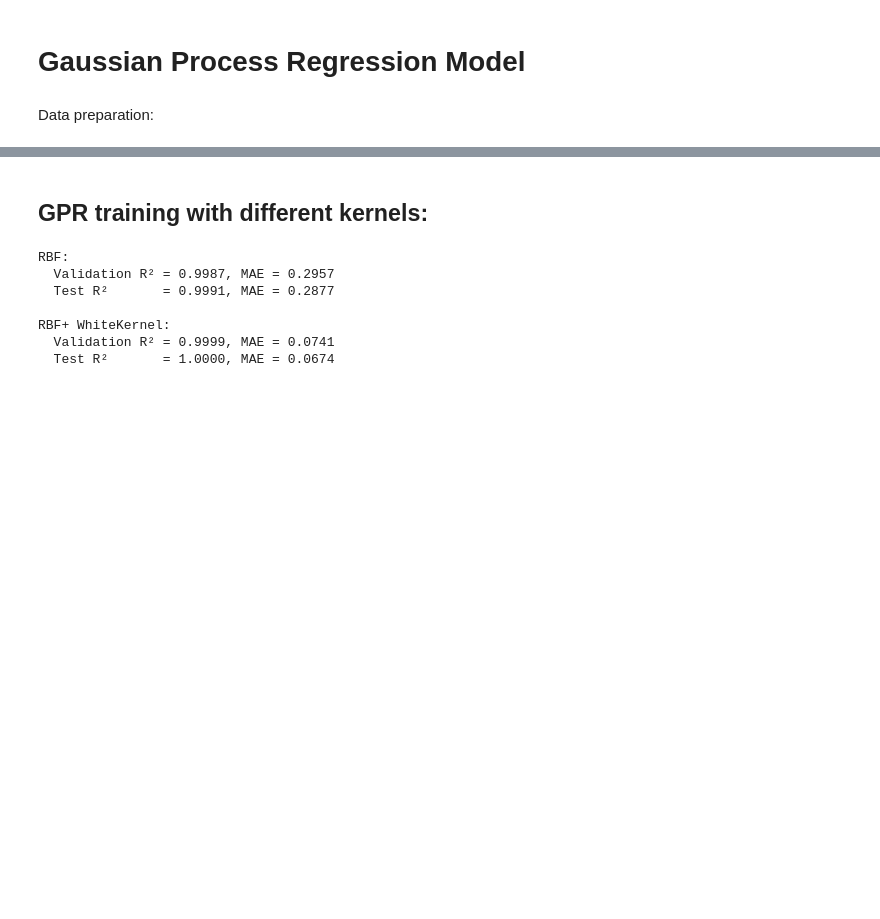
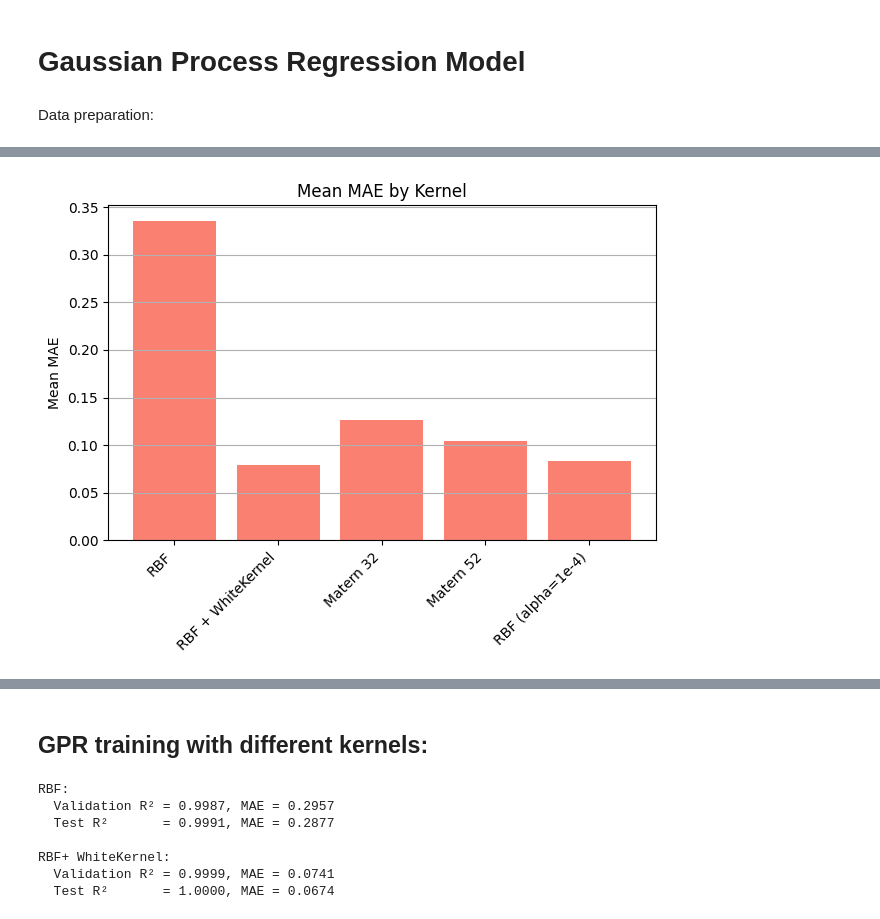
Before and after one commit to hug0kopter/MECH0107, a Jupyter notebook: CW2/Post Processing/CW_2.ipynb, the cells around one changed output, grey strips where cells are left out. Drawn from its saved outputs; the diff is of its cells as text; code cells hidden in the pictures; blank space fills up the shorter version.

```diff
--- a/CW2/Post Processing/CW_2.ipynb
+++ b/CW2/Post Processing/CW_2.ipynb
@@ -51,15 +31,0 @@ print(df.shape)
-# %%
-# Choose two variables from your actual dataset
-x = df['W1']
-y = df['W2']
-
-plt.figure(figsize=(6, 6))
-plt.scatter(x, y, color='blue', label='LHS Samples')
-plt.xlabel('W1 (Plate half-width) [m]')
-plt.ylabel('W2 (Port half-width) [m]')
-plt.title('LHS Distribution of W1 vs W2')
-plt.xlim(x.min(), x.max())
-plt.ylim(y.min(), y.max())
-plt.grid(True)
-plt.legend()
-plt.show()
@@ -116,0 +136,83 @@ X_val, X_test, Y_val, Y_test = train_test_split(X_temp, Y_temp, test_size=0.5, r
+# %%
+from sklearn.model_selection import cross_validate, KFold
+
+# Define kernels
+kernels = {
+    "RBF": C(1.0, (1e-4, 1e4)) * RBF(length_scale=1.0, length_scale_bounds=(1e-4, 1e4)),
+    "RBF + WhiteKernel": (C(1.0, (1e-4, 1e4)) * RBF(1.0, (1e-4, 1e4))) + WhiteKernel(noise_level=1e-2, noise_level_bounds=(1e-6, 1e1)),
+    "Matern 32": C(1.0, (1e-4, 1e4)) * Matern(length_scale=1.0, nu=1.5),
+    "Matern 52": C(1.0, (1e-4, 1e4)) * Matern(length_scale=1.0, nu=2.5),
+    "RBF (alpha=1e-4)": C(1.0, (1e-4, 1e4)) * RBF(length_scale=1.0, length_scale_bounds=(1e-4, 1e4))
+}
+
+# Cross-validation settings
+cv = KFold(n_splits=5, shuffle=True, random_state=42)
+
+results = {}
+for name, kernel in kernels.items():
+    if name == "RBF (alpha=1e-4)":
+        gpr = GaussianProcessRegressor(kernel=kernel, alpha=1e-4, n_restarts_optimizer=15, normalize_y=True)
+    else:
+        gpr = GaussianProcessRegressor(kernel=kernel, n_restarts_optimizer=15, normalize_y=True)
+
+    # Perform cross-validation
+    scores = cross_validate(
+        gpr,
+        X_scaled,
+        Y,
+        cv=cv,
+        scoring=("r2", "neg_mean_absolute_error"),
+        return_train_score=False
+    )
+
+    # Convert neg_mean_absolute_error to positive MAE
+    mae_scores = -scores["test_neg_mean_absolute_error"]
+    r2_scores = scores["test_r2"]
+
+    results[name] = {
+        "mean_r2": np.mean(r2_scores),
+        "std_r2": np.std(r2_scores),
+        "mean_mae": np.mean(mae_scores),
+        "std_mae": np.std(mae_scores)
+    }
+
+    print(f"{name}:")
+    print(f"  Mean R²:  {np.mean(r2_scores):.4f} ± {np.std(r2_scores):.4f}")
+    print(f"  Mean MAE: {np.mean(mae_scores):.4f} ± {np.std(mae_scores):.4f}")
+    print()
+
+# Identify best performing kernels
+best_r2_kernel = max(results.items(), key=lambda x: x[1]['mean_r2'])
+best_mae_kernel = min(results.items(), key=lambda x: x[1]['mean_mae'])
+
+print("Summary of Best Kernels:")
+print(f"  Highest Mean R²:  {best_r2_kernel[0]}, {best_r2_kernel[1]['mean_r2']:.4f}")
+print(f"  Lowest Mean MAE: {best_mae_kernel[0]}, {best_mae_kernel[1]['mean_mae']:.4f}")
+
+# Prepare data for plotting
+kernel_names = list(results.keys())
+mean_r2s = [results[k]['mean_r2'] for k in kernel_names]
+mean_maes = [results[k]['mean_mae'] for k in kernel_names]
+
+x = range(len(kernel_names))
+
+plt.figure(figsize=(12, 5))
+
+# MAE plot
+plt.subplot(1, 2, 2)
+plt.bar(x, mean_maes, color='salmon')
+plt.xticks(x, kernel_names, rotation=45, ha='right')
+plt.ylabel("Mean MAE")
+plt.title("Mean MAE by Kernel")
+plt.grid(axis='y')
+
+plt.tight_layout()
+plt.savefig("figures/kernel_crossval_summary.png", dpi=300)
+plt.show()
+
+# Print out the results
+print("Results: \n")
+for _ in range(len(kernel_names)):
+    print("-----------------------")
+    print(f"kernel: {kernel_names[_]}, R_2 = {mean_r2s[_]}, MAE = {mean_maes[_]}")
+# %% [output]
@@ -116,0 +278 @@ X_val, X_test, Y_val, Y_test = train_test_split(X_temp, Y_temp, test_size=0.5, r
+[figure, added]
```
Also changed, not shown: parts of 19 cells of this notebook, 10 other files.
